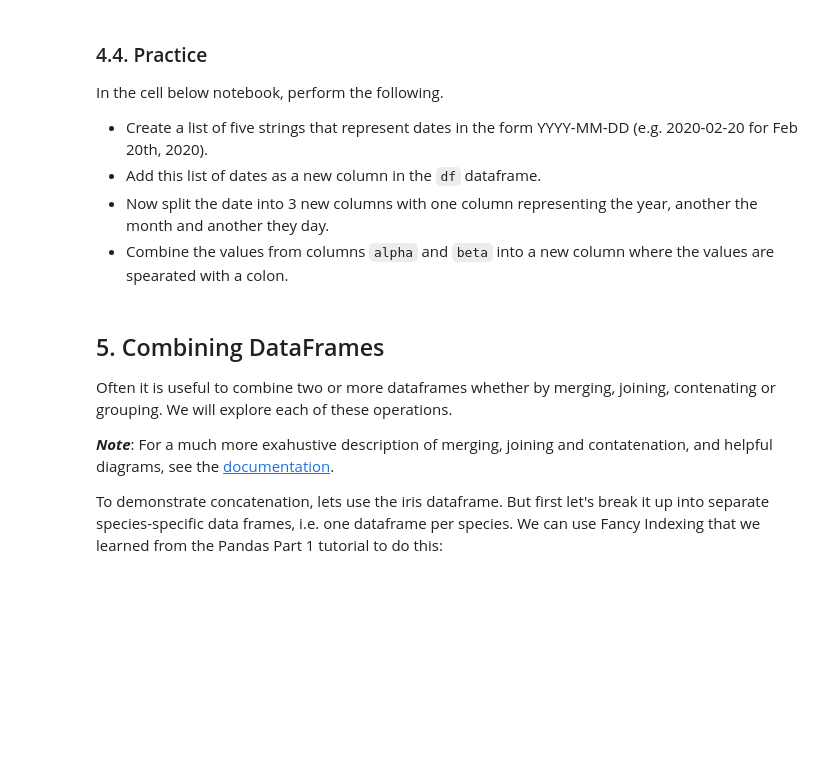
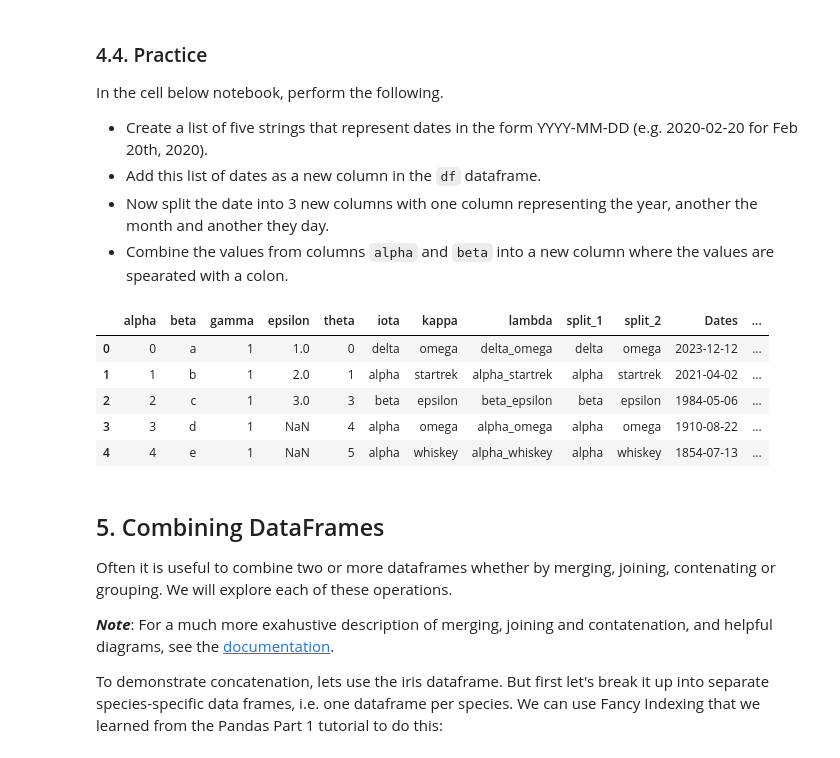
Before and after one commit to Acorntree616/Data-Analytics-With-Python, a Jupyter notebook: Module2-Data_Analytics/A04-Pandas_Part2.ipynb, the cells around one changed output. Saved outputs shown, nothing was run; the diff lists cells and outputs as text; code cells hidden in the pictures; blank space fills up the shorter version.

```diff
--- a/Module2-Data_Analytics/A04-Pandas_Part2.ipynb
+++ b/Module2-Data_Analytics/A04-Pandas_Part2.ipynb
@@ -592,6 +701,20 @@ In the cell below notebook, perform the following.
 + Add this list of dates as a new column in the `df` dataframe.
 + Now split the date into 3 new columns with one column representing the year, another the month and another they day.
 + Combine the values from columns `alpha` and `beta` into a new column where the values are spearated with a colon.
+# %%
+df['Dates'] = ['2023-12-12', '2021-04-02', '1984-05-06', '1910-08-22', '1854-07-13']
+df['Year'], df['Month'], df['Day'] = df['Dates'].str.split('-').str
+alpha_str = pd.Series(df['alpha'], dtype=str)
+beta_str = pd.Series(df['beta'])
+df['alpha+beta'] = alpha_str + ':' + beta_str
+df
+# %% [output]
+|  | alpha | beta | gamma | epsilon | theta | iota | kappa | lambda | split_1 | split_2 | Dates | ... |
+| 0 | 0 | a | 1 | 1.0 | 0 | delta | omega | delta_omega | delta | omega | 2023-12-12 | ... |
+| 1 | 1 | b | 1 | 2.0 | 1 | alpha | startrek | alpha_startrek | alpha | startrek | 2021-04-02 | ... |
+| 2 | 2 | c | 1 | 3.0 | 3 | beta | epsilon | beta_epsilon | beta | epsilon | 1984-05-06 | ... |
+| 3 | 3 | d | 1 | NaN | 4 | alpha | omega | alpha_omega | alpha | omega | 1910-08-22 | ... |
+| 4 | 4 | e | 1 | NaN | 5 | alpha | whiskey | alpha_whiskey | alpha | whiskey | 1854-07-13 | ... |
 # %% [markdown]
 ## 5. Combining DataFrames
 
```
Also changed, not shown: parts of 52 cells of this notebook, 1 other file.
